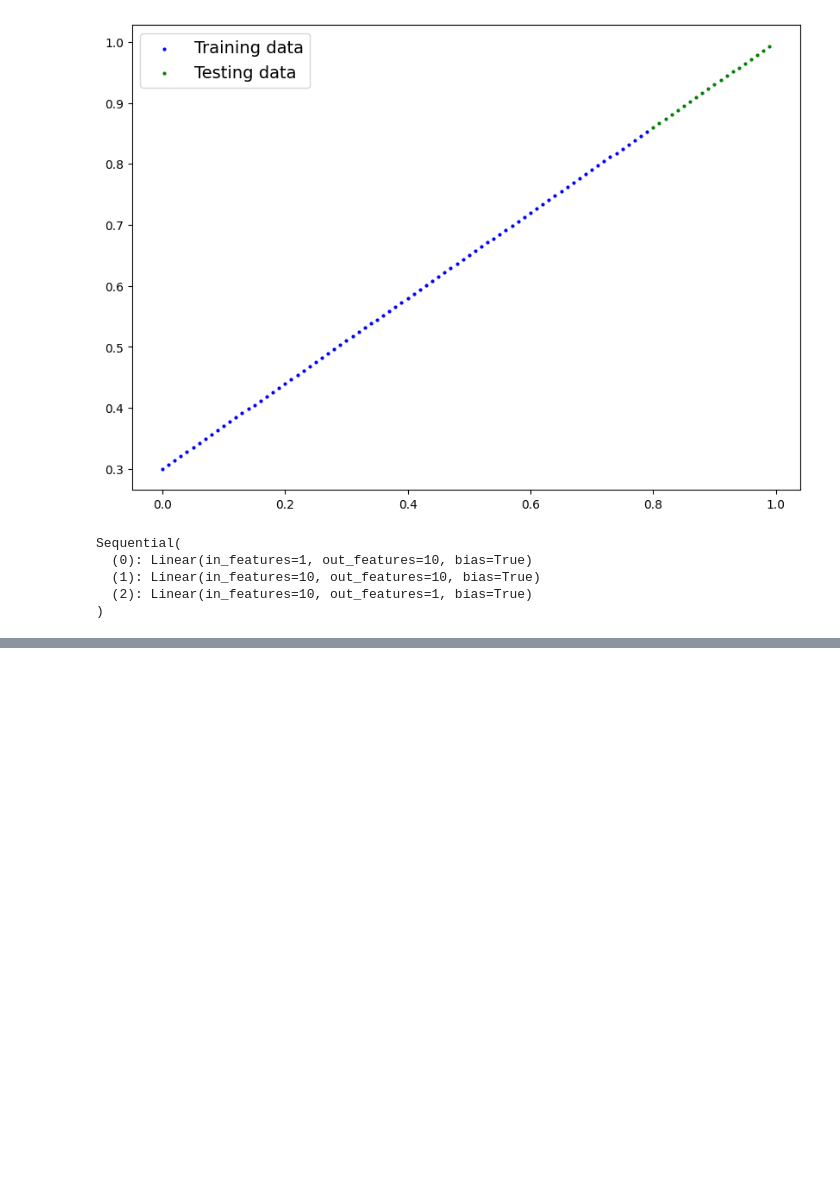
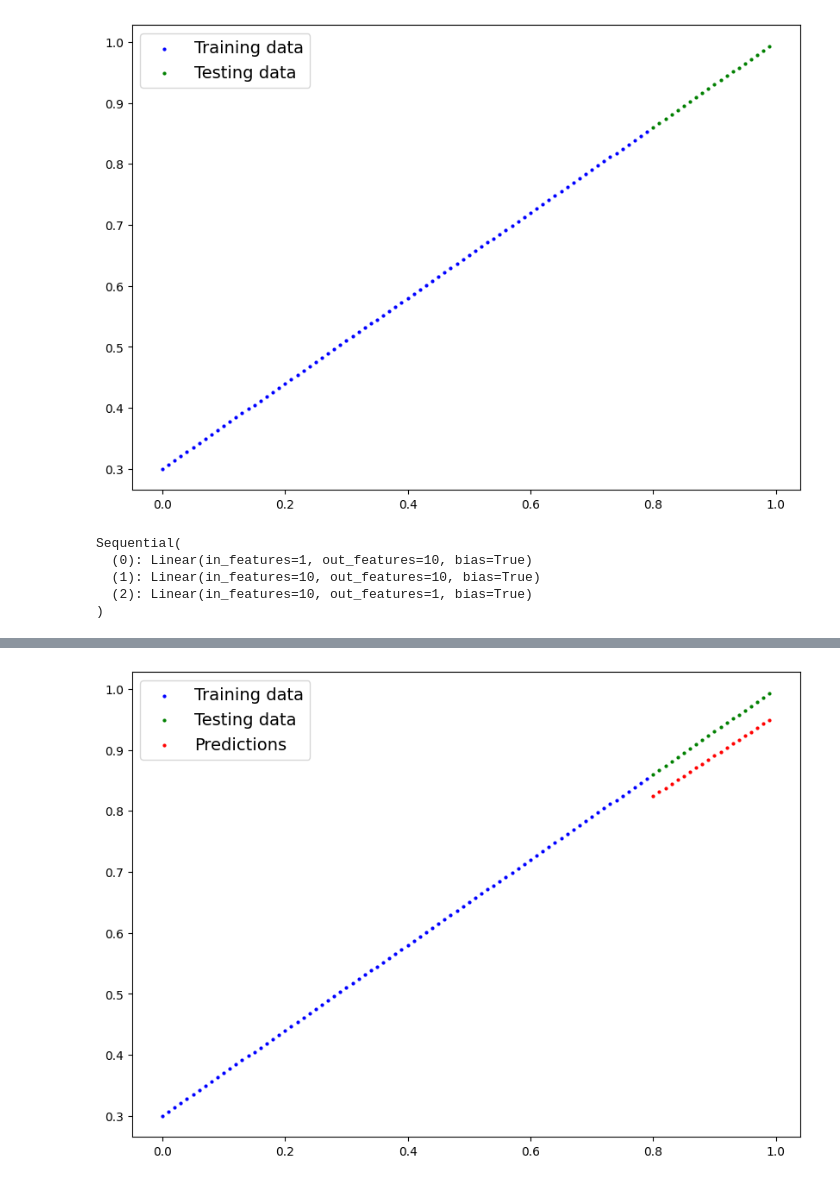
Before and after one commit to SaFaUU/PyTorch_for_DL, a Jupyter notebook: 02_pytorch_classifcation.ipynb, the cells around one changed output, grey strips where cells are left out. Cells and saved outputs as stored; diff of their text form; code cells hidden in the pictures; blank space fills up the shorter version.

```diff
--- a/02_pytorch_classifcation.ipynb
+++ b/02_pytorch_classifcation.ipynb
@@ -536,0 +537,9 @@ Epoch: 900 | Loss: 0.0064 | Accuracy: 0.0000 | Test Loss: 0.0012 | Test Accuracy
+# %%
+model_2.to(device=device)
+model_2.eval()
+with torch.inference_mode():
+    y_preds = model_2(X_test_regression.to(device))
+
+plot_predictions(train_data=X_train_regression.cpu(), train_labels=y_train_regression.cpu(), test_data=X_test_regression.cpu(), test_labels=y_test_regression.cpu(),predictions=y_preds.cpu())
+# %% [output]
+[figure, added]
```
Also changed, not shown: parts of 19 cells of this notebook.
